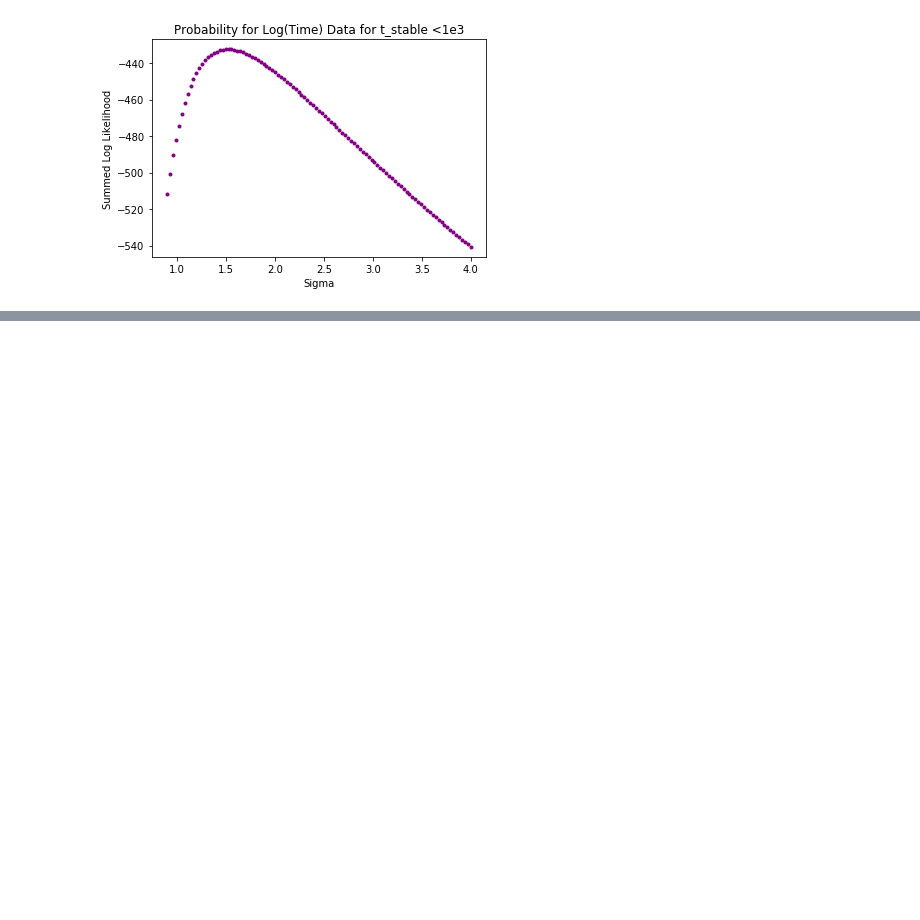
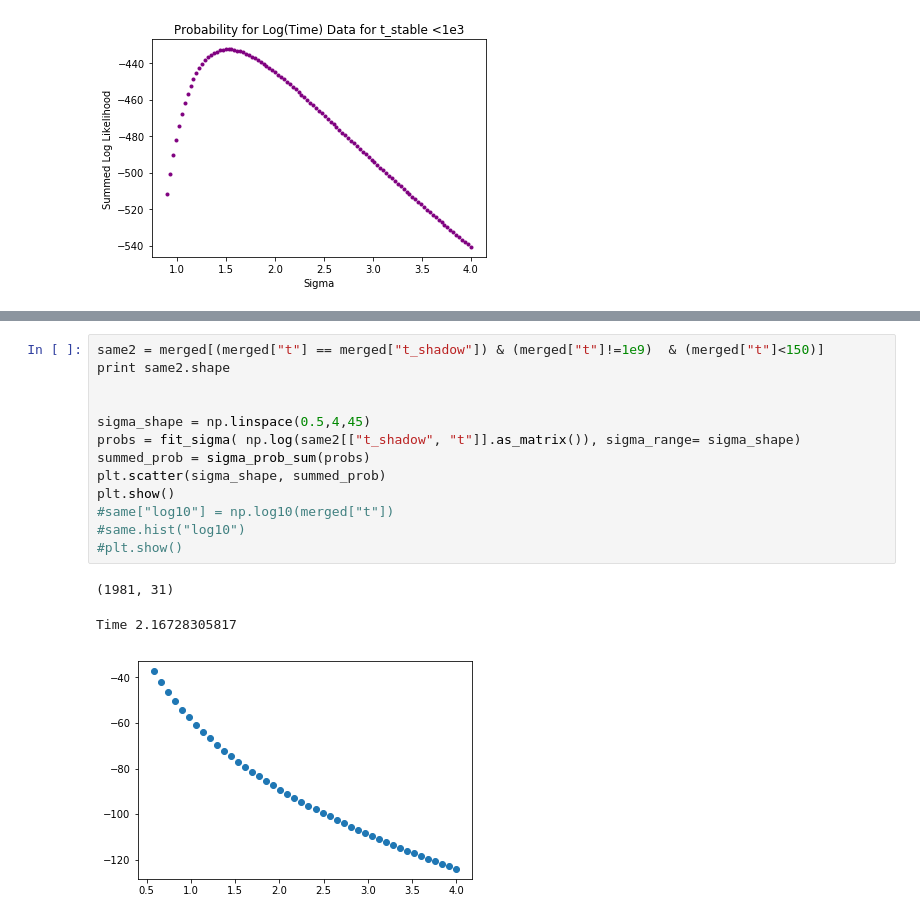
Before and after one commit to dtamayo/MLstability, a Jupyter notebook: Analysis/McMc2.ipynb, the cells around one changed output, grey strips where cells are left out. Cells and saved outputs as stored; diff of their text form; blank space fills up the shorter version.

```diff
--- a/Analysis/McMc2.ipynb
+++ b/Analysis/McMc2.ipynb
@@ -413,0 +440,17 @@ Time 0.524909973145
+# %%
+same2 = merged[(merged["t"] == merged["t_shadow"]) & (merged["t"]!=1e9)  & (merged["t"]<150)]
+print same2.shape
+
+
+sigma_shape = np.linspace(0.5,4,45)
+probs = fit_sigma( np.log(same2[["t_shadow", "t"]].as_matrix()), sigma_range= sigma_shape)
+summed_prob = sigma_prob_sum(probs)
+plt.scatter(sigma_shape, summed_prob)
+plt.show()
+#same["log10"] = np.log10(merged["t"])
+#same.hist("log10")
+#plt.show()
+# %% [output]
+(1981, 31)
+Time 2.16728305817
+[figure, added]
```
Also changed, not shown: parts of 7 cells of this notebook.
